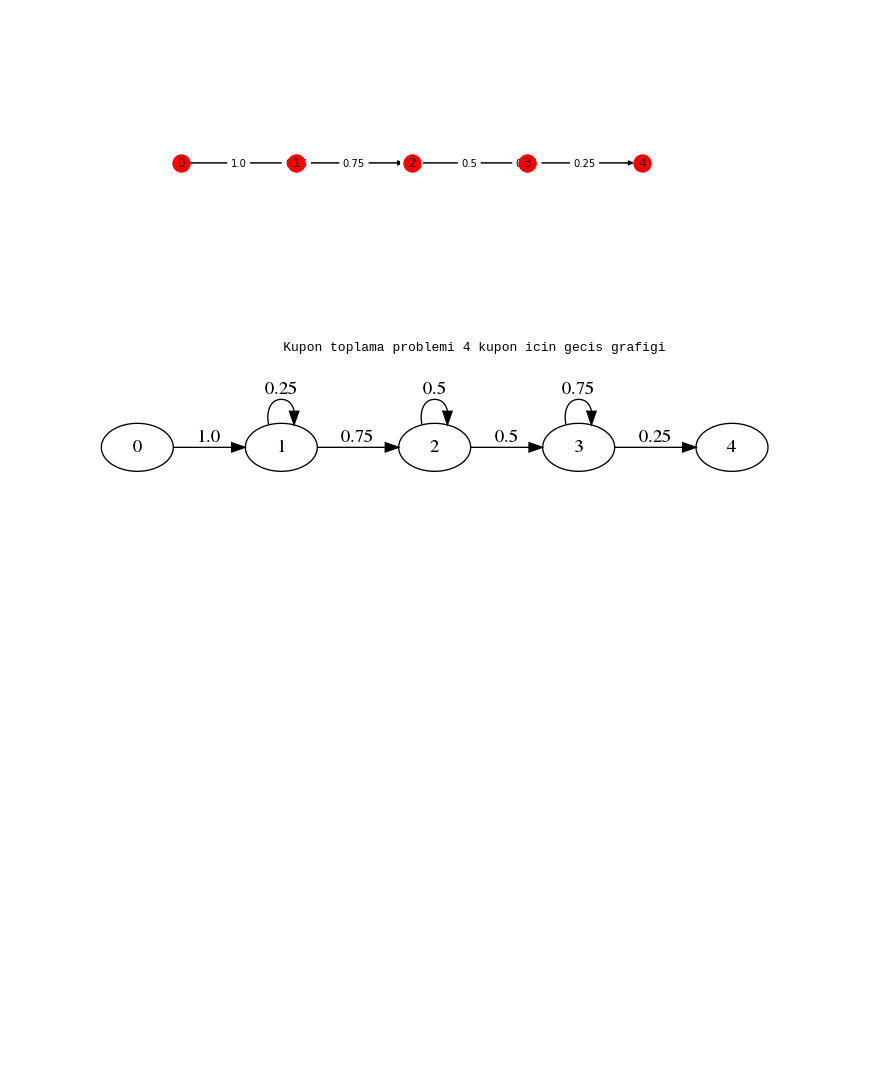
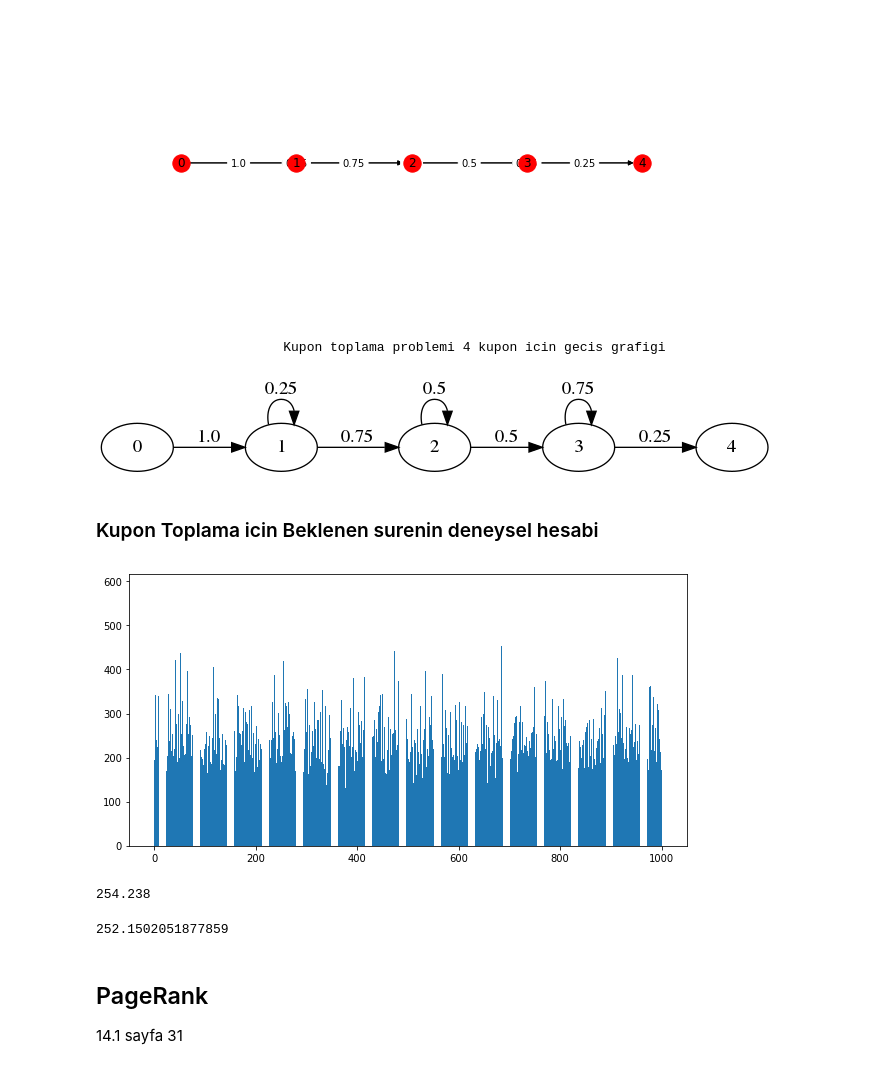
Before and after one commit to ardakdemir/Markov-Zincirleri-Simulasyon, a Jupyter notebook: markovzincirleri.ipynb, the cells around one changed output. Saved outputs shown, nothing was run; the diff lists cells and outputs as text; code cells hidden in the pictures; blank space fills up the shorter version.

```diff
--- a/markovzincirleri.ipynb
+++ b/markovzincirleri.ipynb
@@ -459,3 +462,34 @@ Image("kupon2.png")
 # %% [output]
                         Kupon toplama problemi 4 kupon icin gecis grafigi
 [figure]
+# %% [markdown]
+### Kupon Toplama icin Beklenen surenin deneysel hesabi
+# %%
+## her kuponun cekilme olasiligini esit aliyoruz yani 1/M2
+M2=55
+N=1000
+iters=[]
+mykupons=[]
+for i in range(N):
+    iter1=0
+    mykupon=[0 for i in range(M2)]
+    while 0 in mykupon:
+        ind1=np.random.randint(0,M2)
+        mykupon[ind1]+=1
+        iter1+=1
+    iters.append(iter1)
+    mykupons.append(mykupon)
+plt.figure(figsize=(10,5))
+plt.bar(range(1,N+1),iters)
+plt.show()
+# %% [output]
+[figure, added]
+# %%
+sum(iters)/(N)
+# %% [output]
+254.238
+# %%
+##teorik deger hata mi var?
+M2*(math.log(M2)+0.577216)
+# %% [output]
+252.1502051877859
@@ -461,0 +502,3 @@ Image("kupon2.png")
+# %% [markdown]
+## PageRank
+14.1 sayfa 31
```
Also changed, not shown: parts of 35 cells of this notebook.
